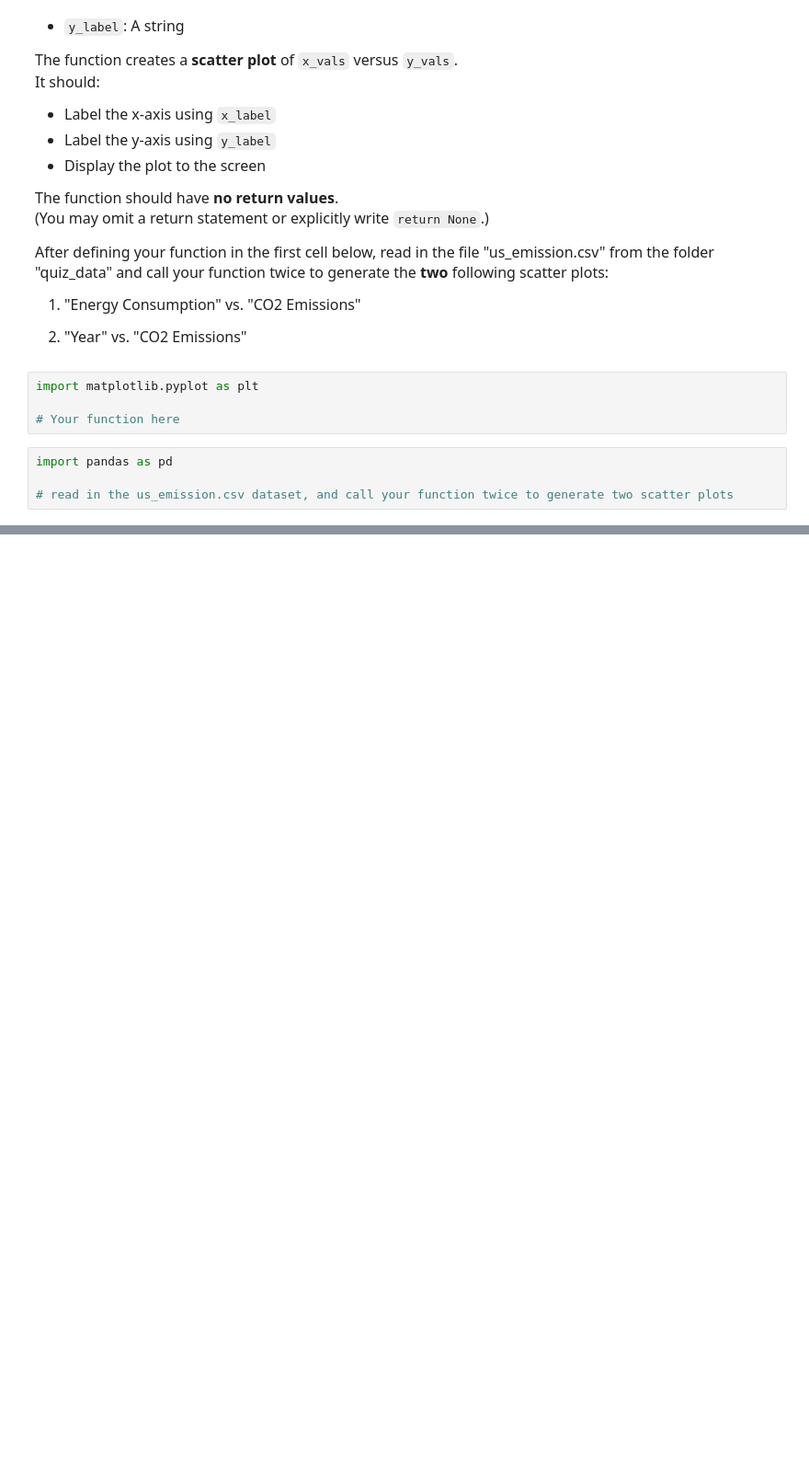
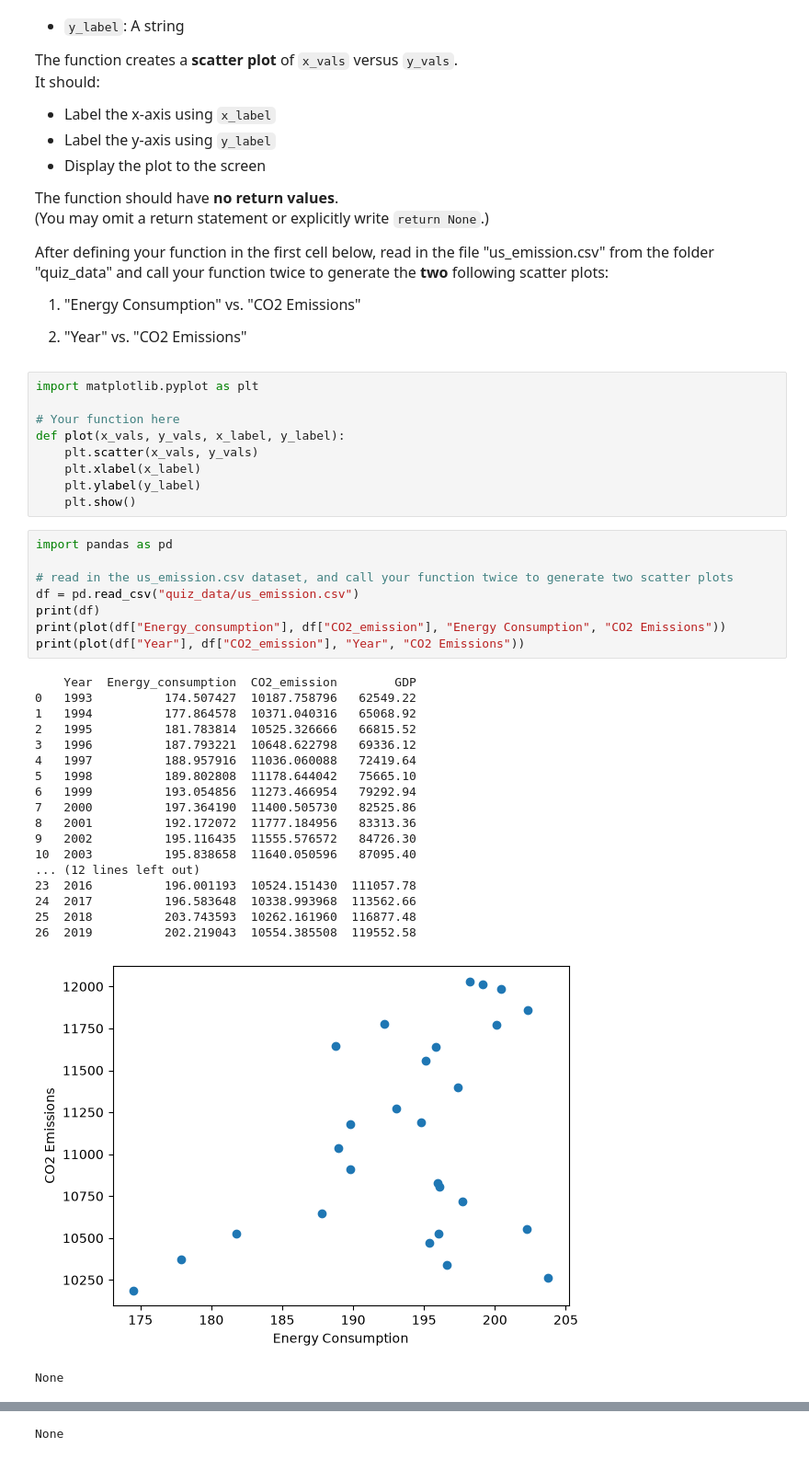
Before and after one commit to Ashleyli1230/datasci151fall2026, a Jupyter notebook: _quizzes/practice_quiz_3/practice_quiz_3.ipynb, the cells around one changed output, grey strips where cells are left out. Shown at 92% size. Saved outputs shown, nothing was run; the diff lists cells and outputs as text; blank space fills up the shorter version.

```diff
--- a/_quizzes/practice_quiz_3/practice_quiz_3.ipynb
+++ b/_quizzes/practice_quiz_3/practice_quiz_3.ipynb
@@ -187,7 +245,36 @@ After defining your function in the first cell below, read in the file "us_emiss
 import matplotlib.pyplot as plt
 
 # Your function here
+def plot(x_vals, y_vals, x_label, y_label):
+    plt.scatter(x_vals, y_vals)
+    plt.xlabel(x_label)
+    plt.ylabel(y_label)
+    plt.show()
 # %%
 import pandas as pd
 
 # read in the us_emission.csv dataset, and call your function twice to generate two scatter plots
+df = pd.read_csv("quiz_data/us_emission.csv")
+print(df)
+print(plot(df["Energy_consumption"], df["CO2_emission"], "Energy Consumption", "CO2 Emissions"))
+print(plot(df["Year"], df["CO2_emission"], "Year", "CO2 Emissions"))
+# %% [output]
+    Year  Energy_consumption  CO2_emission        GDP
+0   1993          174.507427  10187.758796   62549.22
+1   1994          177.864578  10371.040316   65068.92
+2   1995          181.783814  10525.326666   66815.52
+3   1996          187.793221  10648.622798   69336.12
+4   1997          188.957916  11036.060088   72419.64
+5   1998          189.802808  11178.644042   75665.10
+6   1999          193.054856  11273.466954   79292.94
+7   2000          197.364190  11400.505730   82525.86
+8   2001          192.172072  11777.184956   83313.36
+9   2002          195.116435  11555.576572   84726.30
+10  2003          195.838658  11640.050596   87095.40
+... (12 lines left out)
+23  2016          196.001193  10524.151430  111057.78
+24  2017          196.583648  10338.993968  113562.66
+25  2018          203.743593  10262.161960  116877.48
+26  2019          202.219043  10554.385508  119552.58
+[figure, added]
+None
@@ -193,0 +282 @@ import pandas as pd
+None
```
Also changed, not shown: parts of 6 cells of this notebook, 2 other files.
